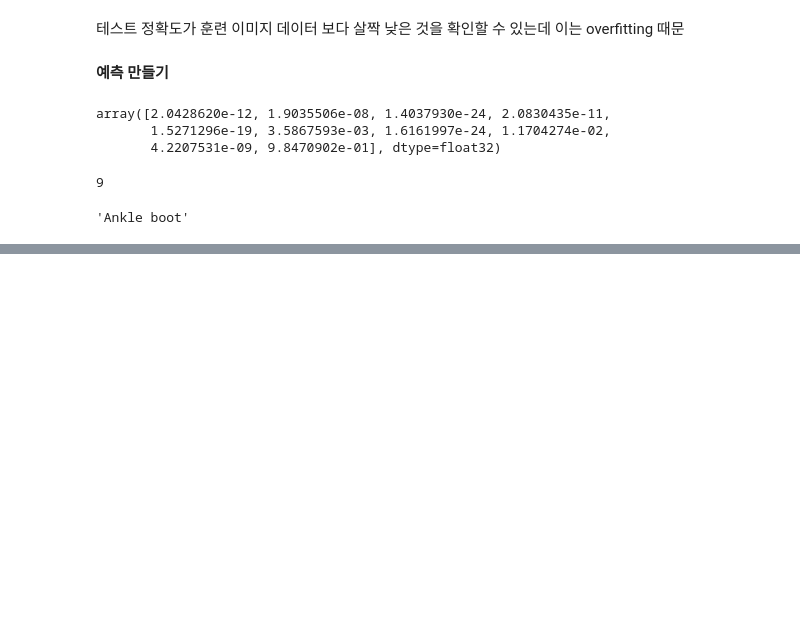
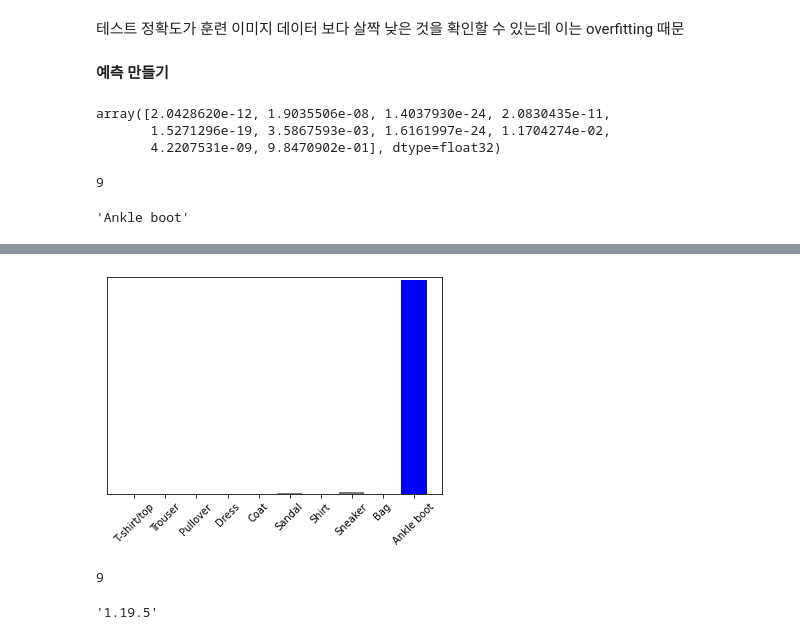
Before and after one commit to jhyeun1020/TensorFlow_study, a Jupyter notebook: tf2.ipynb, the cells around one changed output, grey strips where cells are left out. Cells and saved outputs as stored; diff of their text form; code cells hidden in the pictures; blank space fills up the shorter version.

```diff
--- a/tf2.ipynb
+++ b/tf2.ipynb
@@ -183,0 +245,13 @@ def plot_value_array(i, predictions_array, true_label):
+# %%
+plot_value_array(0, predictions_single, test_labels)
+_ = plt.xticks(range(10), class_names, rotation=45)
+# %% [output]
+[figure, added]
+# %%
+np.argmax(predictions_single[0])
+# %% [output]
+9
+# %%
+np.__version__
+# %% [output]
+'1.19.5'
```
Also changed, not shown: parts of 7 cells of this notebook.
